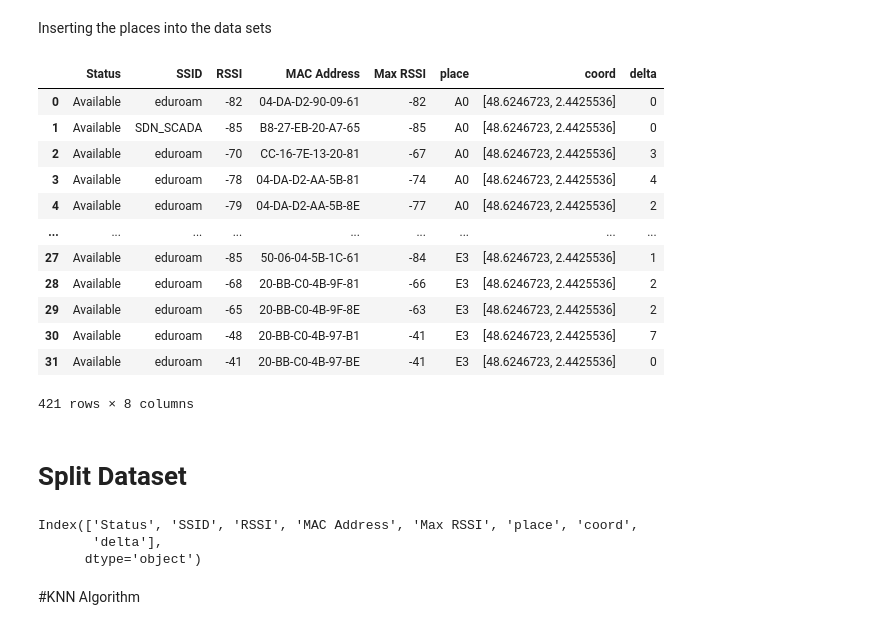
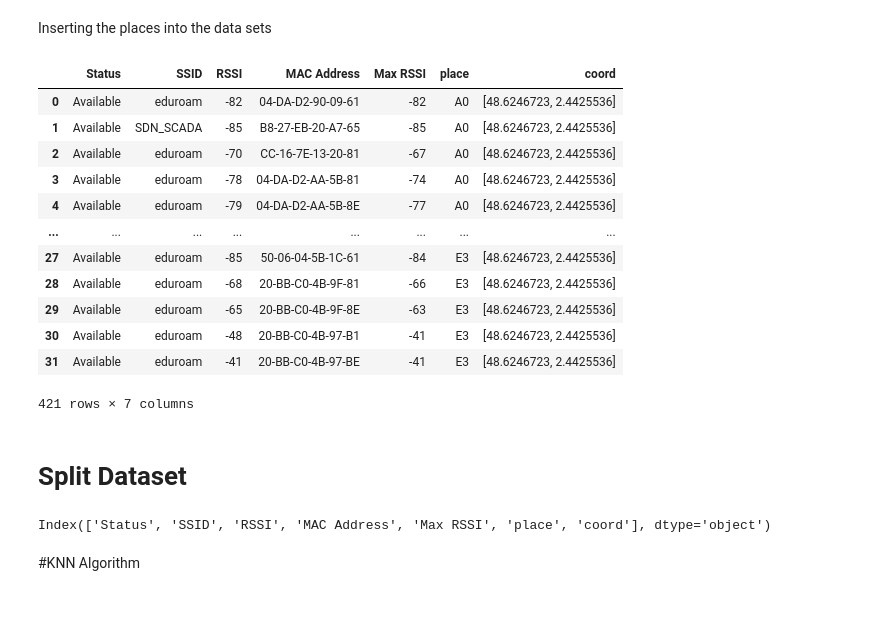
Before and after one commit to GaiaFL/Projet-Cassiopee, a Jupyter notebook: Modelo1_Gabriel.ipynb, the cells around one changed output. Drawn from its saved outputs; the diff is of its cells as text; code cells hidden in the pictures.

```diff
--- a/Modelo1_Gabriel.ipynb
+++ b/Modelo1_Gabriel.ipynb
@@ -122,20 +118,20 @@ df_E3['coord'] = '[48.6246723,  2.4425536]'
 # %%
 data = pd.concat([df_A0, df_A1, df_A2, df_A3, df_B0, df_B1, df_B2, df_B3, df_E0, df_E1, df_E2, df_E3])
 #data['max_rssi'] = data['max_rssi'].astype(int)
 #data['rssi'] = data['rssi'].astype(int)
-data['delta'] = data['Max RSSI'] - data['RSSI']
+#data['delta'] = data['Max RSSI'] - data['RSSI']
 data
 # %% [output]
-|  | Status | SSID | RSSI | MAC Address | Max RSSI | place | coord | delta |
-| 0 | Available | eduroam | -82 | 04-DA-D2-90-09-61 | -82 | A0 | [48.6246723, 2.4425536] | 0 |
-| 1 | Available | SDN_SCADA | -85 | B8-27-EB-20-A7-65 | -85 | A0 | [48.6246723, 2.4425536] | 0 |
-| 2 | Available | eduroam | -70 | CC-16-7E-13-20-81 | -67 | A0 | [48.6246723, 2.4425536] | 3 |
-| 3 | Available | eduroam | -78 | 04-DA-D2-AA-5B-81 | -74 | A0 | [48.6246723, 2.4425536] | 4 |
-| 4 | Available | eduroam | -79 | 04-DA-D2-AA-5B-8E | -77 | A0 | [48.6246723, 2.4425536] | 2 |
-| ... | ... | ... | ... | ... | ... | ... | ... | ... |
-| 27 | Available | eduroam | -85 | 50-06-04-5B-1C-61 | -84 | E3 | [48.6246723, 2.4425536] | 1 |
-| 28 | Available | eduroam | -68 | 20-BB-C0-4B-9F-81 | -66 | E3 | [48.6246723, 2.4425536] | 2 |
-| 29 | Available | eduroam | -65 | 20-BB-C0-4B-9F-8E | -63 | E3 | [48.6246723, 2.4425536] | 2 |
-| 30 | Available | eduroam | -48 | 20-BB-C0-4B-97-B1 | -41 | E3 | [48.6246723, 2.4425536] | 7 |
-| 31 | Available | eduroam | -41 | 20-BB-C0-4B-97-BE | -41 | E3 | [48.6246723, 2.4425536] | 0 |
+|  | Status | SSID | RSSI | MAC Address | Max RSSI | place | coord |
+| 0 | Available | eduroam | -82 | 04-DA-D2-90-09-61 | -82 | A0 | [48.6246723, 2.4425536] |
+| 1 | Available | SDN_SCADA | -85 | B8-27-EB-20-A7-65 | -85 | A0 | [48.6246723, 2.4425536] |
+| 2 | Available | eduroam | -70 | CC-16-7E-13-20-81 | -67 | A0 | [48.6246723, 2.4425536] |
+| 3 | Available | eduroam | -78 | 04-DA-D2-AA-5B-81 | -74 | A0 | [48.6246723, 2.4425536] |
+| 4 | Available | eduroam | -79 | 04-DA-D2-AA-5B-8E | -77 | A0 | [48.6246723, 2.4425536] |
+| ... | ... | ... | ... | ... | ... | ... | ... |
+| 27 | Available | eduroam | -85 | 50-06-04-5B-1C-61 | -84 | E3 | [48.6246723, 2.4425536] |
+| 28 | Available | eduroam | -68 | 20-BB-C0-4B-9F-81 | -66 | E3 | [48.6246723, 2.4425536] |
+| 29 | Available | eduroam | -65 | 20-BB-C0-4B-9F-8E | -63 | E3 | [48.6246723, 2.4425536] |
+| 30 | Available | eduroam | -48 | 20-BB-C0-4B-97-B1 | -41 | E3 | [48.6246723, 2.4425536] |
+| 31 | Available | eduroam | -41 | 20-BB-C0-4B-97-BE | -41 | E3 | [48.6246723, 2.4425536] |
-421 rows × 8 columns
+421 rows × 7 columns
@@ -158,7 +158,5 @@ x = np.array(rssi_values)
 # %%
 data.columns
 # %% [output]
-Index(['Status', 'SSID', 'RSSI', 'MAC Address', 'Max RSSI', 'place', 'coord',
-       'delta'],
-      dtype='object')
+Index(['Status', 'SSID', 'RSSI', 'MAC Address', 'Max RSSI', 'place', 'coord'], dtype='object')
 # %%
```
Also changed, not shown: parts of 10 cells of this notebook.
